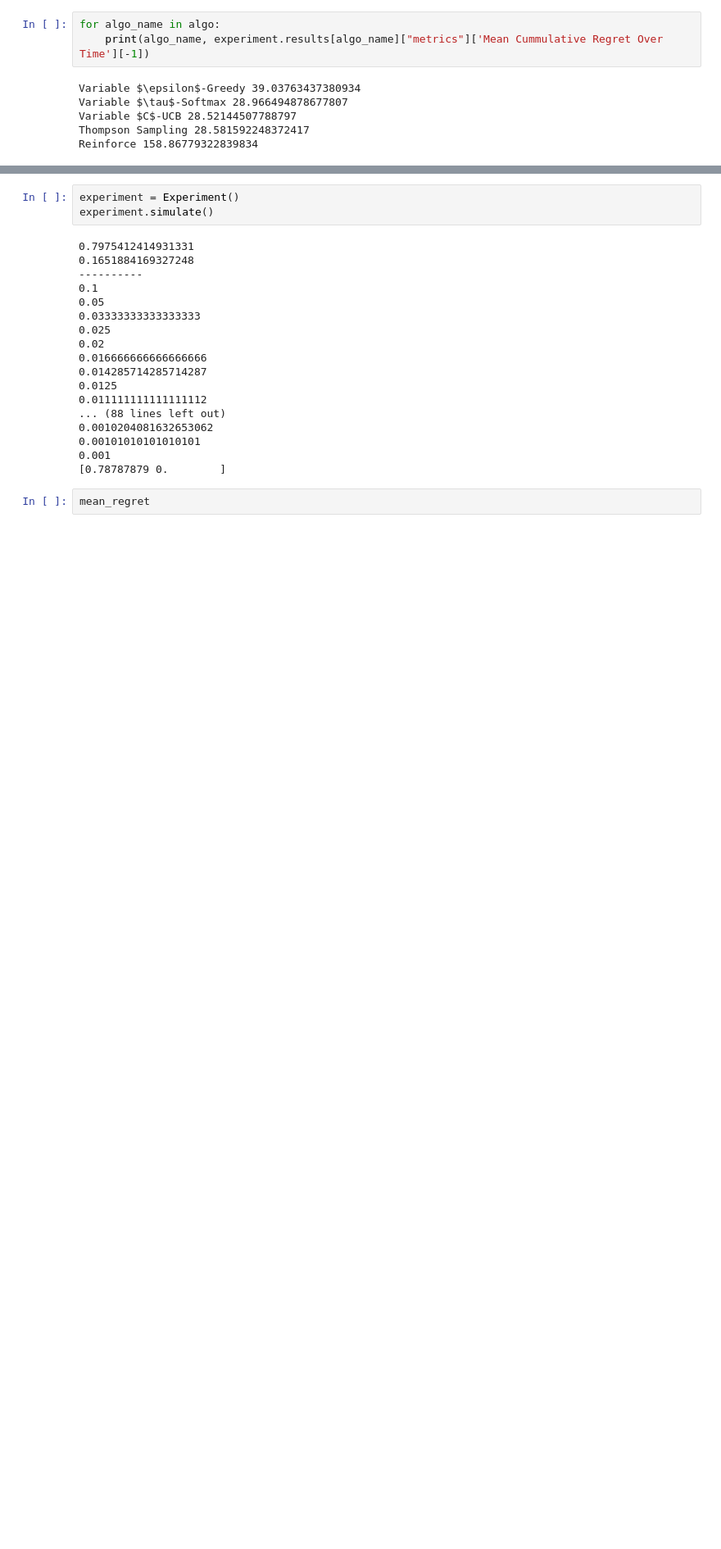
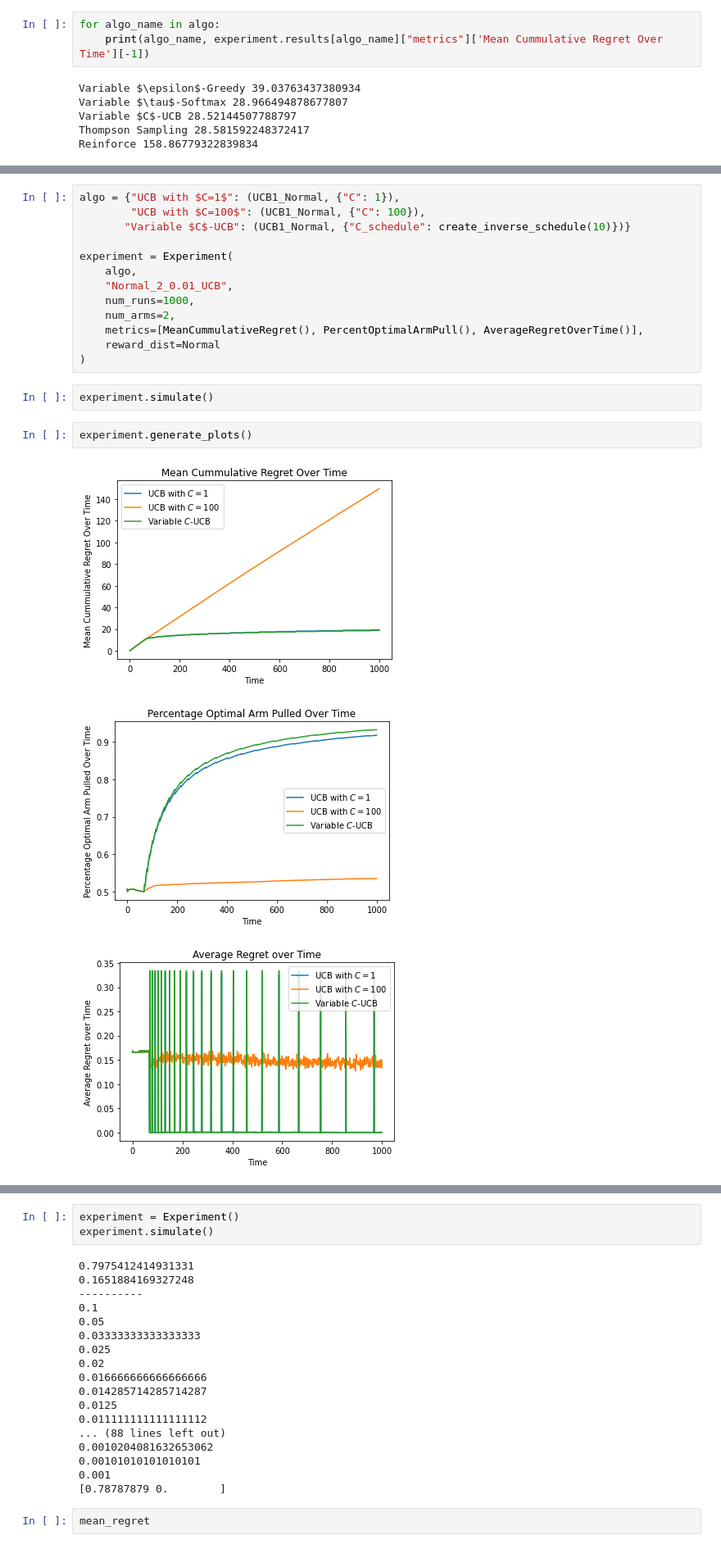
Before and after one commit to Utkarshp1/CS-414-Reinforcement-Learning, a Jupyter notebook: Multi-Armed Bandits/src/Untitled.ipynb, the cells around one changed output, grey strips where cells are left out. Shown at 82% size. Cells and saved outputs as stored; diff of their text form; blank space fills up the shorter version.

```diff
--- a/Multi-Armed Bandits/src/Untitled.ipynb
+++ b/Multi-Armed Bandits/src/Untitled.ipynb
@@ -566,0 +637,21 @@ Reinforce 158.86779322839834
+# %%
+algo = {"UCB with $C=1$": (UCB1_Normal, {"C": 1}),
+        "UCB with $C=100$": (UCB1_Normal, {"C": 100}),
+       "Variable $C$-UCB": (UCB1_Normal, {"C_schedule": create_inverse_schedule(10)})}
+
+experiment = Experiment(
+    algo,
+    "Normal_2_0.01_UCB",
+    num_runs=1000,
+    num_arms=2,
+    metrics=[MeanCummulativeRegret(), PercentOptimalArmPull(), AverageRegretOverTime()],
+    reward_dist=Normal
+)
+# %%
+experiment.simulate()
+# %%
+experiment.generate_plots()
+# %% [output]
+[figure, added]
+[figure, added]
+[figure, added]
```
Also changed, not shown: parts of 28 cells of this notebook, 30 other files.
